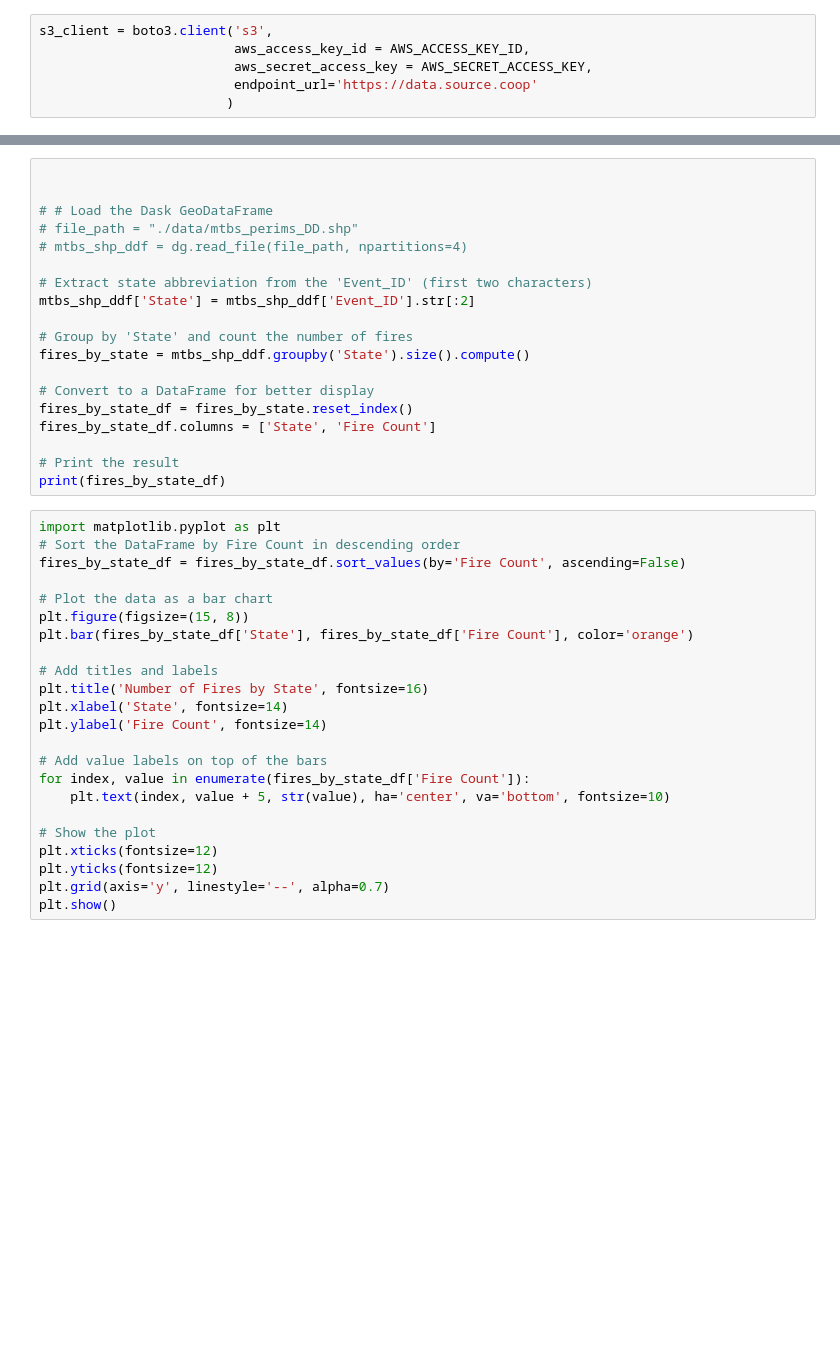
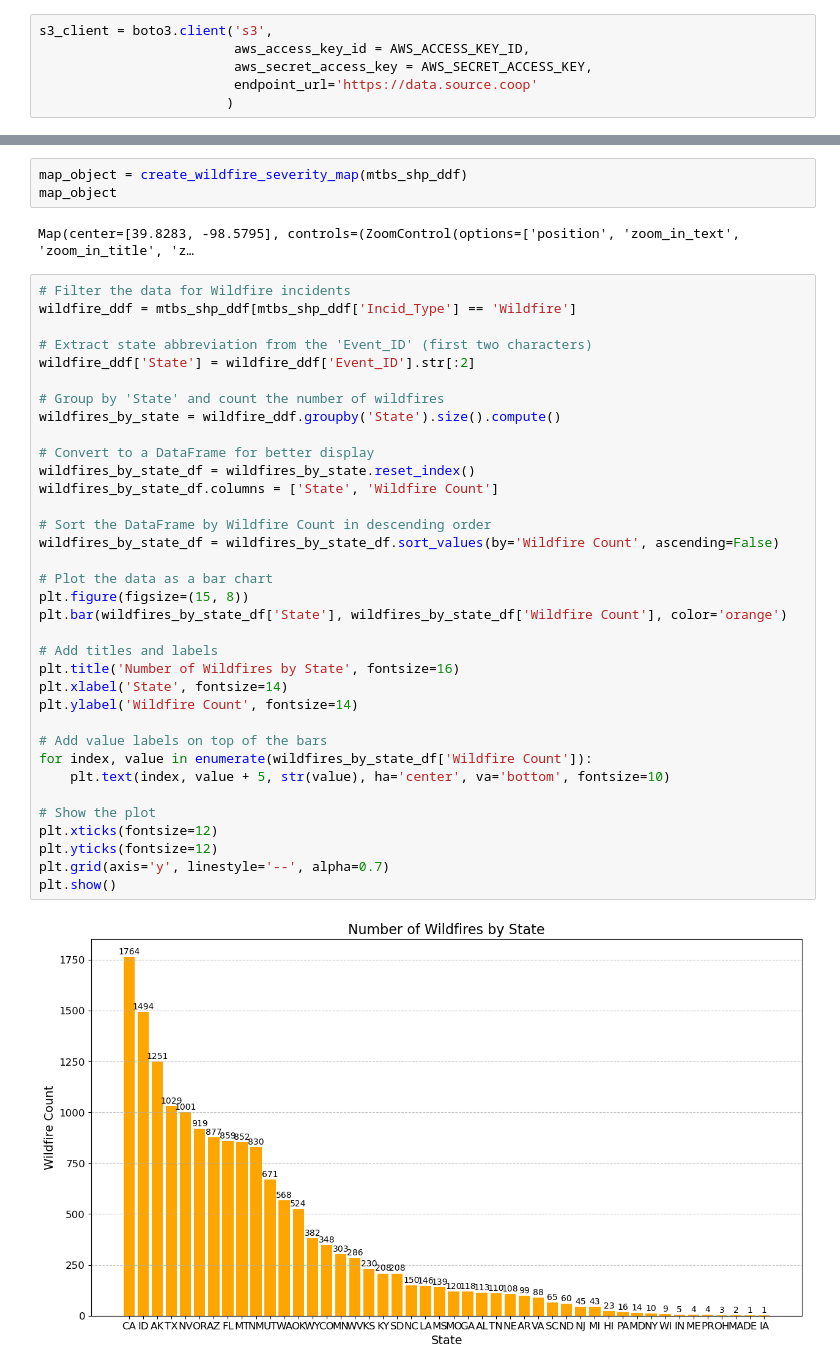
Before and after one commit to bikal3/geog313-final-project, a Jupyter notebook: src/mtbs_source_coop.ipynb, the cells around one changed output, grey strips where cells are left out. Saved outputs shown, nothing was run; the diff lists cells and outputs as text; blank space fills up the shorter version.

```diff
--- a/src/mtbs_source_coop.ipynb
+++ b/src/mtbs_source_coop.ipynb
@@ -35,42 +52,42 @@ mtbs_shp_ddf
-# %%
-
-
-# # Load the Dask GeoDataFrame
-# file_path = "./data/mtbs_perims_DD.shp"
-# mtbs_shp_ddf = dg.read_file(file_path, npartitions=4)
-
-# Extract state abbreviation from the 'Event_ID' (first two characters)
-mtbs_shp_ddf['State'] = mtbs_shp_ddf['Event_ID'].str[:2]
-
-# Group by 'State' and count the number of fires
-fires_by_state = mtbs_shp_ddf.groupby('State').size().compute()
-
-# Convert to a DataFrame for better display
-fires_by_state_df = fires_by_state.reset_index()
-fires_by_state_df.columns = ['State', 'Fire Count']
-
-# Print the result
-print(fires_by_state_df)
+# %%
+map_object = create_wildfire_severity_map(mtbs_shp_ddf)
+map_object
+# %% [output]
+Map(center=[39.8283, -98.5795], controls=(ZoomControl(options=['position', 'zoom_in_text', 'zoom_in_title', 'z…
 # %%
-import matplotlib.pyplot as plt
-# Sort the DataFrame by Fire Count in descending order
-fires_by_state_df = fires_by_state_df.sort_values(by='Fire Count', ascending=False)
+# Filter the data for Wildfire incidents
+wildfire_ddf = mtbs_shp_ddf[mtbs_shp_ddf['Incid_Type'] == 'Wildfire']
+
+# Extract state abbreviation from the 'Event_ID' (first two characters)
+wildfire_ddf['State'] = wildfire_ddf['Event_ID'].str[:2]
+
+# Group by 'State' and count the number of wildfires
+wildfires_by_state = wildfire_ddf.groupby('State').size().compute()
+
+# Convert to a DataFrame for better display
+wildfires_by_state_df = wildfires_by_state.reset_index()
+wildfires_by_state_df.columns = ['State', 'Wildfire Count']
+
+# Sort the DataFrame by Wildfire Count in descending order
+wildfires_by_state_df = wildfires_by_state_df.sort_values(by='Wildfire Count', ascending=False)
 
 # Plot the data as a bar chart
 plt.figure(figsize=(15, 8))
-plt.bar(fires_by_state_df['State'], fires_by_state_df['Fire Count'], color='orange')
+plt.bar(wildfires_by_state_df['State'], wildfires_by_state_df['Wildfire Count'], color='orange')
 
 # Add titles and labels
-plt.title('Number of Fires by State', fontsize=16)
+plt.title('Number of Wildfires by State', fontsize=16)
 plt.xlabel('State', fontsize=14)
-plt.ylabel('Fire Count', fontsize=14)
+plt.ylabel('Wildfire Count', fontsize=14)
 
 # Add value labels on top of the bars
-for index, value in enumerate(fires_by_state_df['Fire Count']):
+for index, value in enumerate(wildfires_by_state_df['Wildfire Count']):
     plt.text(index, value + 5, str(value), ha='center', va='bottom', fontsize=10)
 
 # Show the plot
 plt.xticks(fontsize=12)
 plt.yticks(fontsize=12)
 plt.grid(axis='y', linestyle='--', alpha=0.7)
 plt.show()
+# %% [output]
+[figure, added]
```
Also changed, not shown: parts of 23 cells of this notebook, 1 other file.
